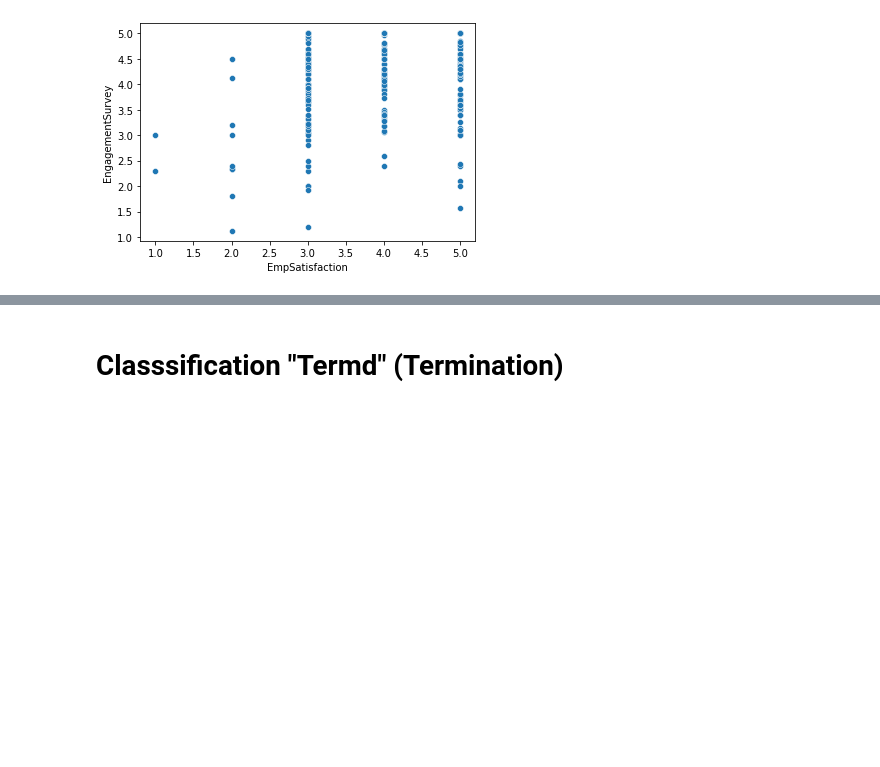
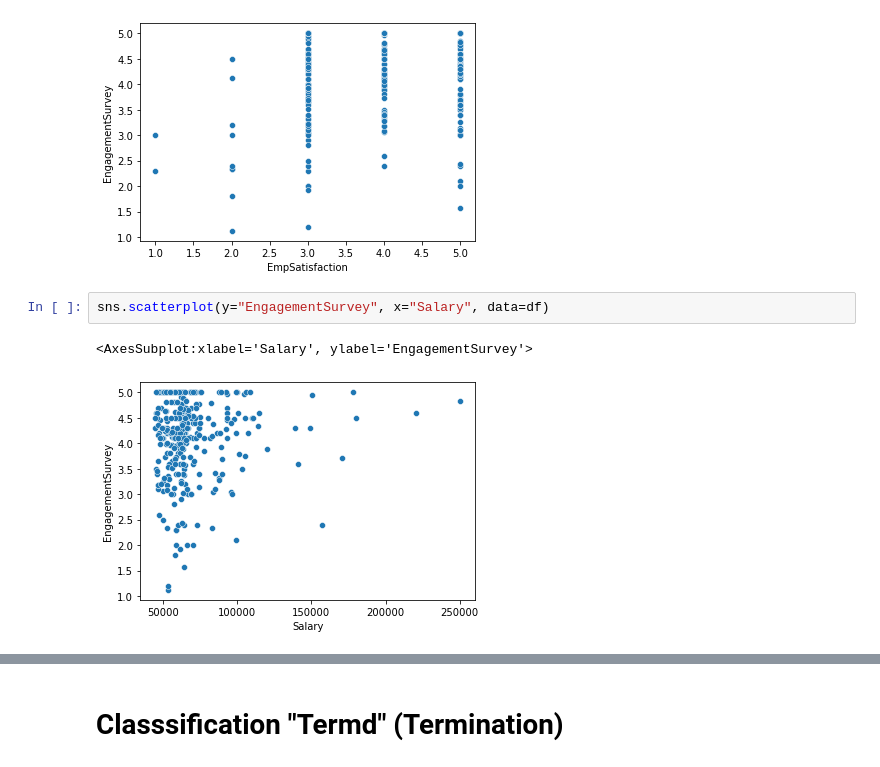
Before and after one commit to shunki-akiyama/HR-Analytics, a Jupyter notebook: HR Analytics.ipynb, the cells around one changed output, grey strips where cells are left out. Drawn from its saved outputs; the diff is of its cells as text; blank space fills up the shorter version.

```diff
--- a/HR Analytics.ipynb
+++ b/HR Analytics.ipynb
@@ -311,3 +311,8 @@ sns.scatterplot(y="EngagementSurvey", x="EmpSatisfaction", data=df)
 # %% [output]
 <AxesSubplot:xlabel='EmpSatisfaction', ylabel='EngagementSurvey'>
 [figure]
+# %%
+sns.scatterplot(y="EngagementSurvey", x="Salary", data=df)
+# %% [output]
+<AxesSubplot:xlabel='Salary', ylabel='EngagementSurvey'>
+[figure, added]
```
Also changed, not shown: parts of 72 cells of this notebook, 18 other files.
